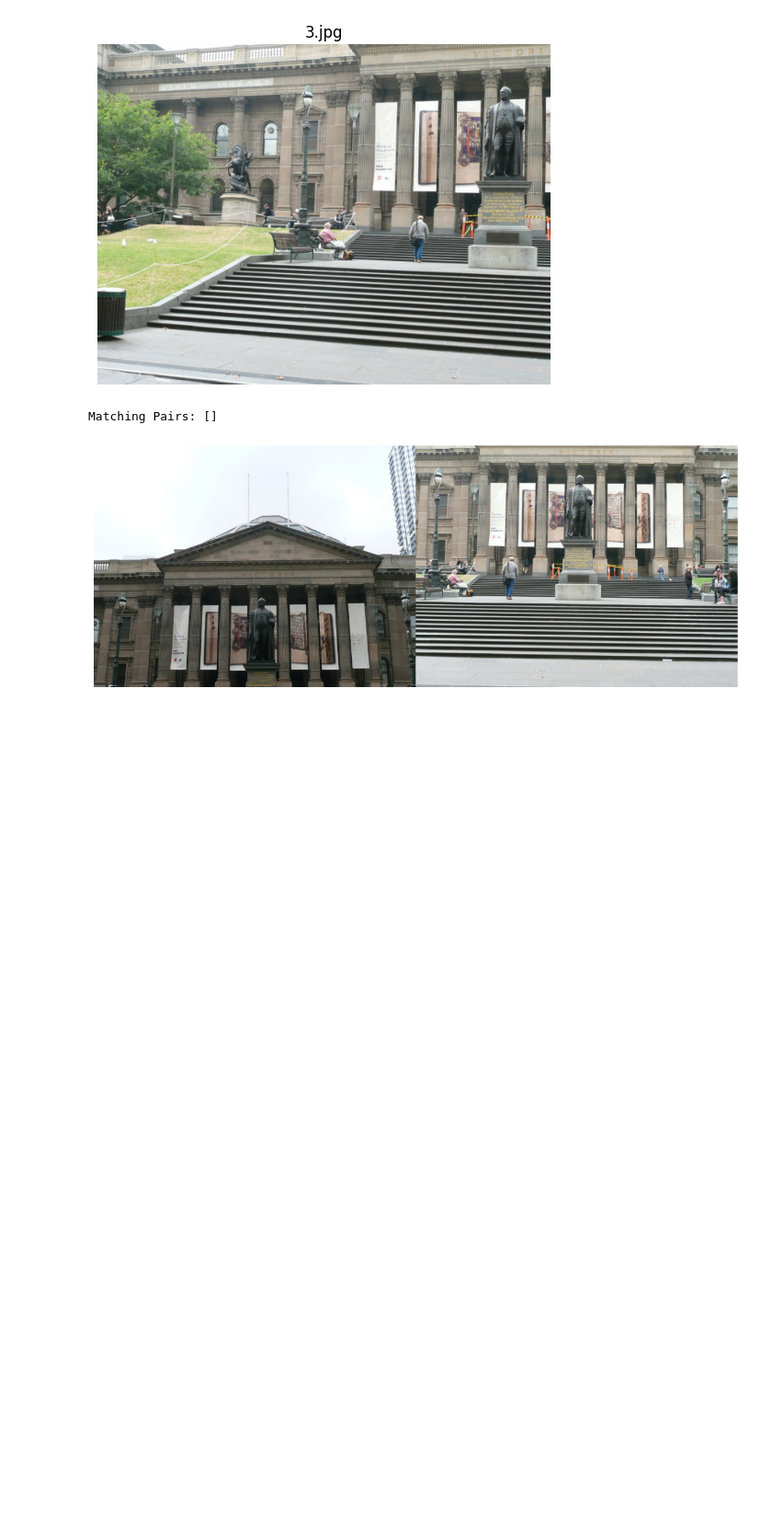
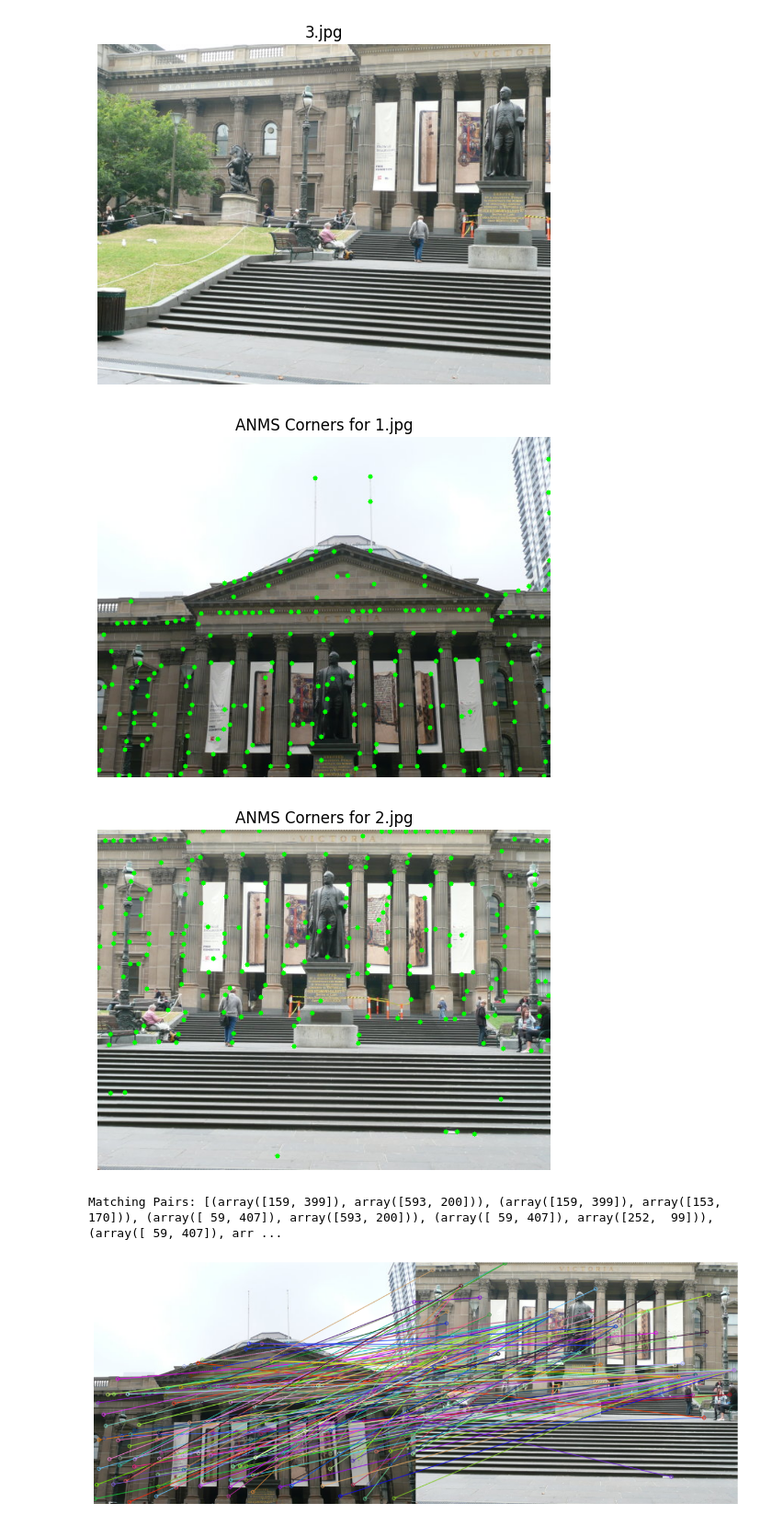
Before and after one commit to neehalsharrma/RBE549-S25-S01, a Jupyter notebook: hw1-myautopano/Phase1/Code/feature_generator.ipynb, the cells around one changed output. Shown at 92% size. Drawn from its saved outputs; the diff is of its cells as text; code cells hidden in the pictures; blank space fills up the shorter version.

Commit message:
Refactor Feature Matching cell (Fixed!)
It was just a question ot changing the initial number of ANMS corners! Moving on to RANSAC...

Signed-off-by: Neehal Sharrma <nasharrma@wpi.edu>

```diff
--- a/hw1-myautopano/Phase1/Code/feature_generator.ipynb
+++ b/hw1-myautopano/Phase1/Code/feature_generator.ipynb
@@ -401,7 +401,7 @@ for image_file in image_files:
     shi_tomasi_corners = np.intp(shi_tomasi_corners)
 
     # Apply ANMS to the detected corners
-    anms_corners = anms(shi_tomasi_corners.reshape(-1, 2), num_corners)
+    anms_corners = anms(shi_tomasi_corners.reshape(-1, 2), 200)
 
     # Extract and process the feature descriptor with the specified ANMS corners
     descriptor = get_feature_descriptor(gray, anms_corners)
@@ -410,39 +410,79 @@ for image_file in image_files:
     features_list.append(descriptor)
     coords_list.append(anms_corners)
 
+# Visualize ANMS outputs for all three images
+for i, (image_file, anms_corners) in enumerate(zip(image_files, coords_list)):
+    img_path = os.path.join(image_directory, image_file)
+    img = cv2.imread(img_path)
+    if img is None:
+        raise FileNotFoundError(f"Image not found at path: {img_path}")
+
+    # Draw ANMS corners on the image
+    for corner in anms_corners:
+        x, y = corner.ravel()
+        cv2.circle(img, (x, y), 3, (0, 255, 0), -1)
+
+    # Display the image with ANMS corners using matplotlib
+    plt.figure()
+    plt.imshow(cv2.cvtColor(img, cv2.COLOR_BGR2RGB))
+    plt.title(f"ANMS Corners for {image_file}")
+    plt.axis("off")
+    plt.show()
+
 # Initialize the FeatureMatcher with the extracted features and coordinates
-threshold = 0.8  # Set a threshold for feature matching
+threshold = 0.5  # Set a threshold for feature matching
 matcher = FeatureMatcher(features_list, coords_list, threshold)
 
 # Compute the similarity between feature descriptors from multiple images
 matcher.compute_similarity()
 
 # Get the pairs of matching feature coordinates
 matching_pairs = matcher.get_feature_pairs()
 
 # Print the matching pairs
 print(f"Matching Pairs: {matching_pairs}")
 
 # Read the images again for displaying matches
-images = [cv2.imread(os.path.join(image_directory, image_file)) for image_file in image_files]
+images = [
+    cv2.imread(os.path.join(image_directory, image_file)) for image_file in image_files
+]
 
 # Convert images to grayscale
 gray_images = [cv2.cvtColor(image, cv2.COLOR_BGR2GRAY) for image in images]
 
 # Create a list of keypoints for each image
-keypoints_list = [cv2.KeyPoint(x=float(c[0]), y=float(c[1]), size=1) for coords in coords_list for c in coords]
+keypoints_list = [
+    cv2.KeyPoint(x=float(c[0]), y=float(c[1]), size=1)
+    for coords in coords_list
+    for c in coords
+]
 
 # Create a list of DMatch objects for the matching pairs
-matches = [cv2.DMatch(_queryIdx=i, _trainIdx=j, imgIdx=0, distance=0) for i, (c1, c2) in enumerate(matching_pairs) for j, c in enumerate(coords_list[1]) if np.array_equal(c, c2)]
+matches = [
+    cv2.DMatch(_queryIdx=i, _trainIdx=j, _distance=0)
+    for i, (c1, c2) in enumerate(matching_pairs)
+    for j, c in enumerate(coords_list[1])
+    if np.array_equal(c, c2)
+]
 
 # Draw the matches
-img_matches = cv2.drawMatchesKnn(images[0], keypoints_list[:len(coords_list[0])], images[1], keypoints_list[len(coords_list[0]):], [matches], None, flags=cv2.DrawMatchesFlags_NOT_DRAW_SINGLE_POINTS)
+img_matches = cv2.drawMatchesKnn(
+    images[0],
+    keypoints_list[: len(coords_list[0])],
+    images[1],
+    keypoints_list[len(coords_list[0]) :],
+    [matches],
+    None,
+    flags=cv2.DrawMatchesFlags_NOT_DRAW_SINGLE_POINTS,
+)
 
 # Display the image with matches
 plt.figure(figsize=(15, 10))
 plt.imshow(cv2.cvtColor(img_matches, cv2.COLOR_BGR2RGB))
 plt.axis("off")
 plt.show()
 # %% [output]
+[figure, new version]
+[figure, added]
-Matching Pairs: []
+Matching Pairs: [(array([159, 399]), array([593, 200])), (array([159, 399]), array([153, 170])), (array([ 59, 407]), array([593, 200])), (array([ 59, 407]), array([252,  99])), (array([ 59, 407]), arr ...
-[figure, old version]
+[figure, added]
```
